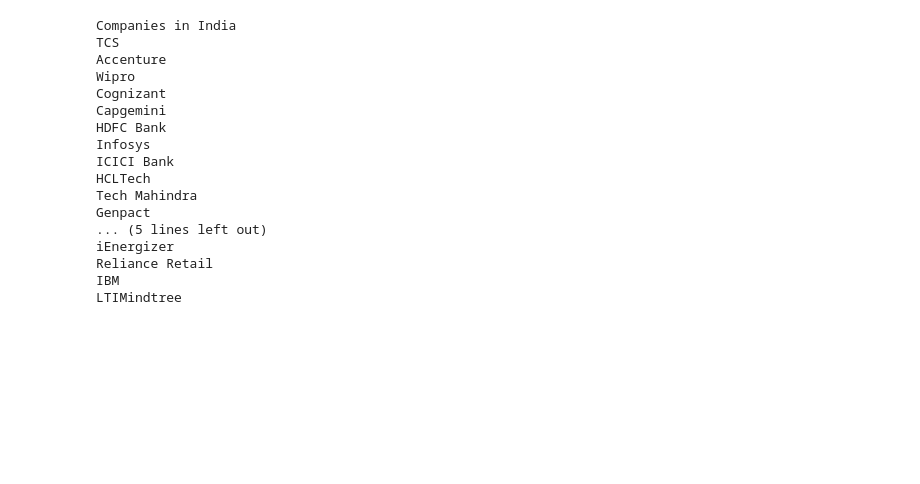
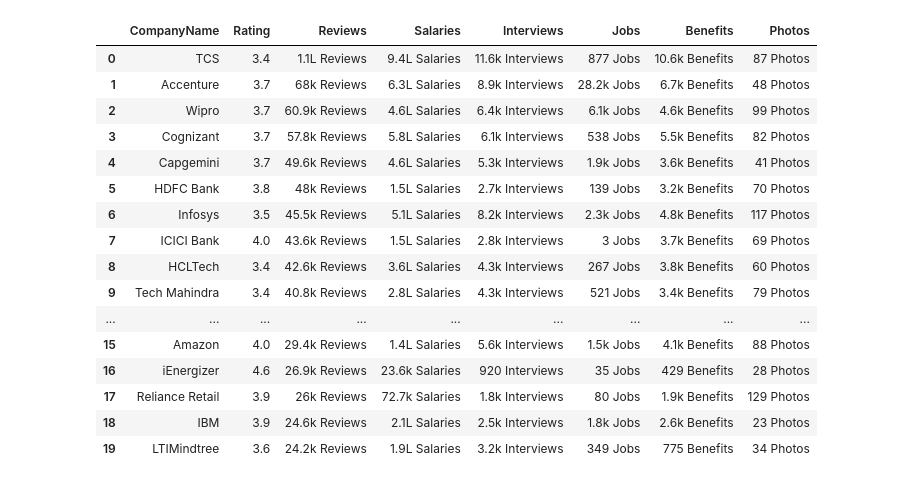
Before and after one commit to Nitin-Prata/ML-Practical-Concepts, a Jupyter notebook: web-scraping/ambition-box-web-scraoing.ipynb, the cells around one changed output. Saved outputs shown, nothing was run; the diff lists cells and outputs as text; code cells hidden in the pictures; blank space fills up the shorter version.

```diff
--- a/web-scraping/ambition-box-web-scraoing.ipynb
+++ b/web-scraping/ambition-box-web-scraoing.ipynb
@@ -32,21 +32,43 @@ print(soup.prettify())
-# %%
-for i in soup.find_all('h2'):
-    print(i.text.strip())
-# %% [output]
-Companies in India
-TCS
-Accenture
-Wipro
-Cognizant
-Capgemini
-HDFC Bank
-Infosys
-ICICI Bank
-HCLTech
-Tech Mahindra
-Genpact
-... (5 lines left out)
-iEnergizer
-Reliance Retail
-IBM
-LTIMindtree
+# %%
+company = soup.find_all('div',class_="companyCardWrapper")
+# %%
+name = []
+rating = []
+reviews = []
+salaries =  []
+interviews = []
+jobs = []
+benefits = []
+photos = []
+for i in company:
+    name.append(i.find('h2').text.strip())
+    rating.append(i.find('div',class_="rating_text rating_text--md").text.strip())
+    reviews.append(i.find_all('a',class_="companyCardWrapper__ActionWrapper")[0].text.strip())
+    salaries.append(i.find_all('a',class_="companyCardWrapper__ActionWrapper")[1].text.strip())
+    interviews.append(i.find_all('a',class_="companyCardWrapper__ActionWrapper")[2].text.strip())
+    jobs.append(i.find_all('a',class_="companyCardWrapper__ActionWrapper")[3].text.strip())
+    benefits.append(i.find_all('a',class_="companyCardWrapper__ActionWrapper")[4].text.strip())
+    photos.append(i.find_all('a',class_="companyCardWrapper__ActionWrapper")[5].text.strip())
+
+
+d = {'CompanyName':name,'Rating':rating,'Reviews':reviews,'Salaries':salaries,'Interviews':interviews,'Jobs':jobs,'Benefits':benefits,'Photos':photos}
+df = pd.DataFrame(d)
+df
+# %% [output]
+|  | CompanyName | Rating | Reviews | Salaries | Interviews | Jobs | Benefits | Photos |
+| 0 | TCS | 3.4 | 1.1L Reviews | 9.4L Salaries | 11.6k Interviews | 877 Jobs | 10.6k Benefits | 87 Photos |
+| 1 | Accenture | 3.7 | 68k Reviews | 6.3L Salaries | 8.9k Interviews | 28.2k Jobs | 6.7k Benefits | 48 Photos |
+| 2 | Wipro | 3.7 | 60.9k Reviews | 4.6L Salaries | 6.4k Interviews | 6.1k Jobs | 4.6k Benefits | 99 Photos |
+| 3 | Cognizant | 3.7 | 57.8k Reviews | 5.8L Salaries | 6.1k Interviews | 538 Jobs | 5.5k Benefits | 82 Photos |
+| 4 | Capgemini | 3.7 | 49.6k Reviews | 4.6L Salaries | 5.3k Interviews | 1.9k Jobs | 3.6k Benefits | 41 Photos |
+| 5 | HDFC Bank | 3.8 | 48k Reviews | 1.5L Salaries | 2.7k Interviews | 139 Jobs | 3.2k Benefits | 70 Photos |
+| 6 | Infosys | 3.5 | 45.5k Reviews | 5.1L Salaries | 8.2k Interviews | 2.3k Jobs | 4.8k Benefits | 117 Photos |
+| 7 | ICICI Bank | 4.0 | 43.6k Reviews | 1.5L Salaries | 2.8k Interviews | 3 Jobs | 3.7k Benefits | 69 Photos |
+| 8 | HCLTech | 3.4 | 42.6k Reviews | 3.6L Salaries | 4.3k Interviews | 267 Jobs | 3.8k Benefits | 60 Photos |
+| 9 | Tech Mahindra | 3.4 | 40.8k Reviews | 2.8L Salaries | 4.3k Interviews | 521 Jobs | 3.4k Benefits | 79 Photos |
+| ... | ... | ... | ... | ... | ... | ... | ... | ... |
+| 15 | Amazon | 4.0 | 29.4k Reviews | 1.4L Salaries | 5.6k Interviews | 1.5k Jobs | 4.1k Benefits | 88 Photos |
+| 16 | iEnergizer | 4.6 | 26.9k Reviews | 23.6k Salaries | 920 Interviews | 35 Jobs | 429 Benefits | 28 Photos |
+| 17 | Reliance Retail | 3.9 | 26k Reviews | 72.7k Salaries | 1.8k Interviews | 80 Jobs | 1.9k Benefits | 129 Photos |
+| 18 | IBM | 3.9 | 24.6k Reviews | 2.1L Salaries | 2.5k Interviews | 1.8k Jobs | 2.6k Benefits | 23 Photos |
+| 19 | LTIMindtree | 3.6 | 24.2k Reviews | 1.9L Salaries | 3.2k Interviews | 349 Jobs | 775 Benefits | 34 Photos |
```
Also changed, not shown: parts of 3 cells of this notebook.
